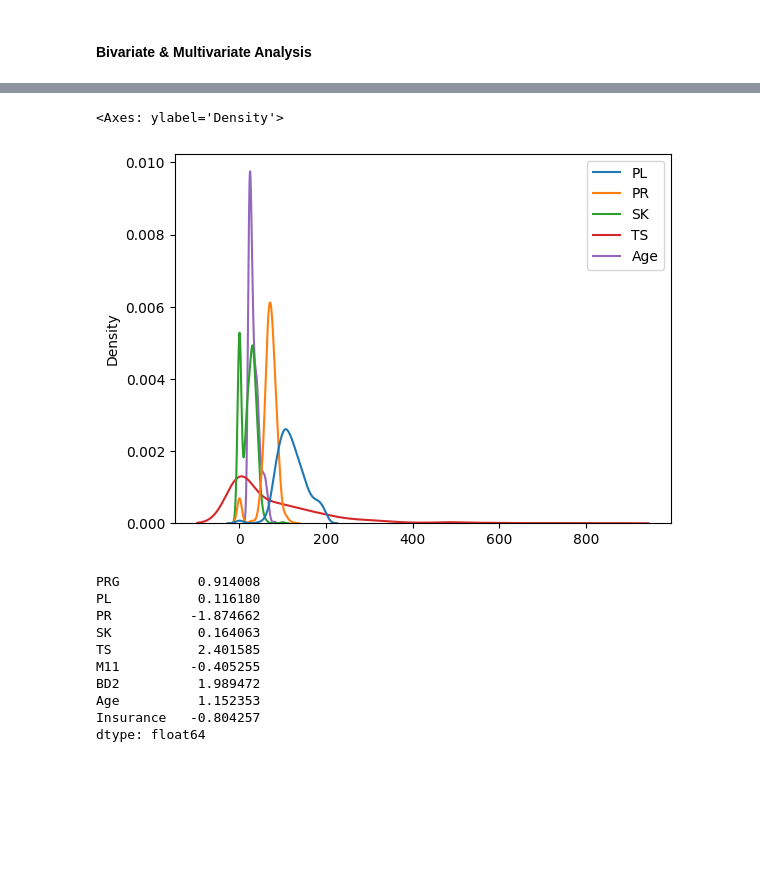
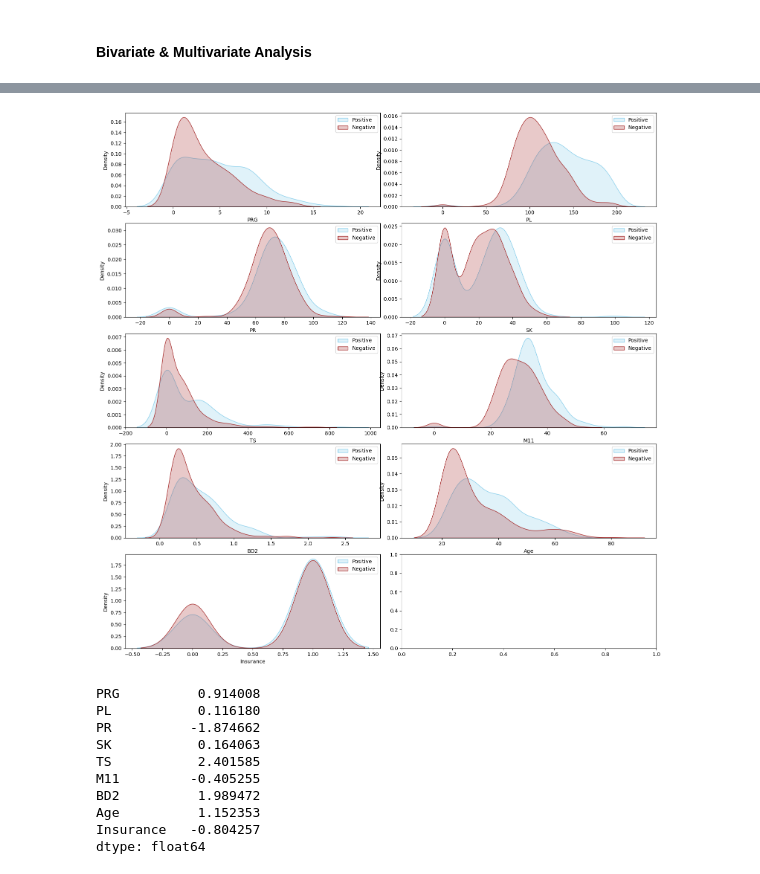
Before and after one commit to damzking/sepsissprediction2, a Jupyter notebook: dev/API_App.ipynb, the cells around one changed output, grey strips where cells are left out. Drawn from its saved outputs; the diff is of its cells as text; code cells hidden in the pictures; blank space fills up the shorter version.

```diff
--- a/dev/API_App.ipynb
+++ b/dev/API_App.ipynb
@@ -184,8 +184,27 @@ sns.kdeplot(data=pfiles_df.drop(['Insurance','BD2', 'PRG'], axis=1))
-# %%
-sns.kdeplot(data=pfiles_df.drop(['Insurance','BD2', 'PRG', 'M11'], axis=1))
-# %% [output]
-<Axes: ylabel='Density'>
-[figure, removed]
+# %%
+# Filter out non-numerical columns
+numerical_columns = pfiles_df.select_dtypes(include=['number']).columns
+
+# Create a new DataFrame with only numerical columns
+pfiles_numerical = pfiles_df[numerical_columns]
+
+# Separate the DataFrame into positive and negative sepsis cases
+pfiles_positive = pfiles_numerical[pfiles_df['Sepssis'] == 'Positive']
+pfiles_negative = pfiles_numerical[pfiles_df['Sepssis'] == 'Negative']
+# %%
+num_rows, num_cols = 5, 2
+fig, axes = plt.subplots(num_rows, num_cols, figsize=(15, 15))
+fig.tight_layout()
+
+for index, column in enumerate(numerical_columns):
+    ax = axes[index // num_cols, index % num_cols]
+    sns.kdeplot(pfiles_positive[column], color='skyblue', fill=True, ax=ax, label='Positive')
+    sns.kdeplot(pfiles_negative[column], color='brown', fill=True, ax=ax, label='Negative')
+    ax.set_xlabel(column)
+    ax.legend()
+plt.show()
+# %% [output]
+[figure, added]
 # %%
 pfiles_df.drop(['Sepssis'], axis=1).skew()
 # %% [output]
```
Also changed, not shown: parts of 13 cells of this notebook.
